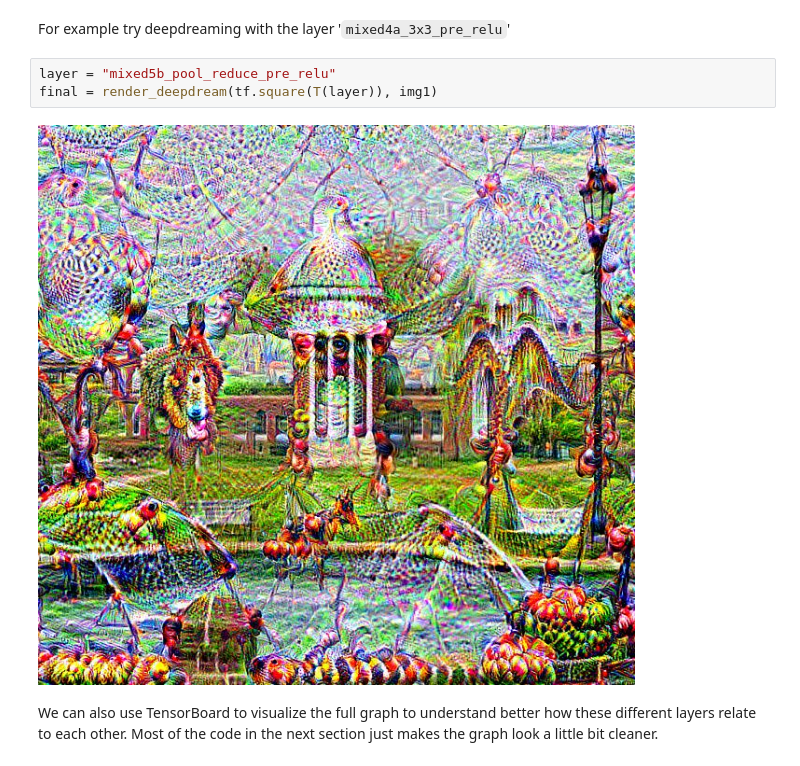
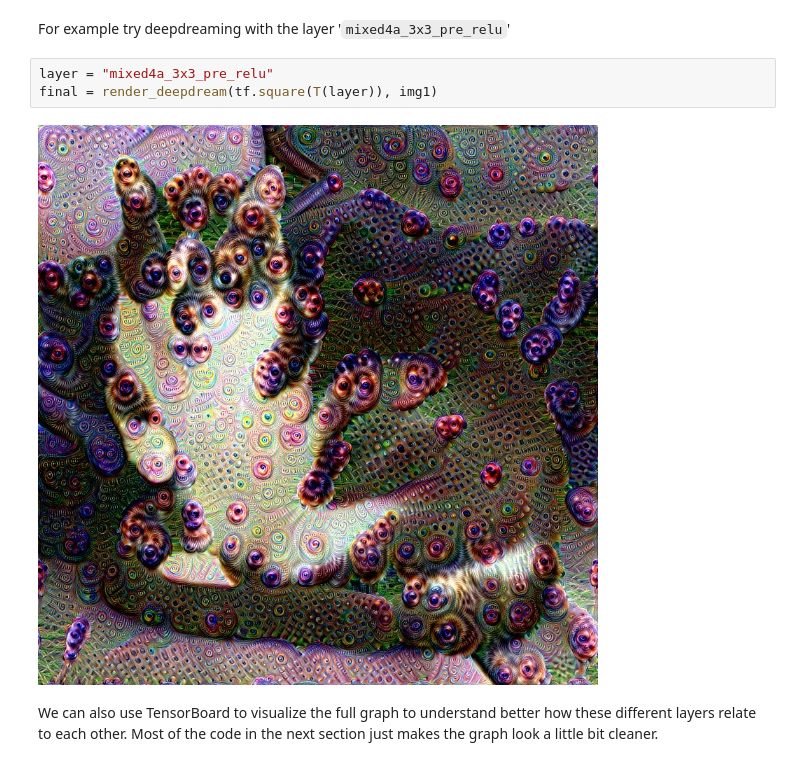
Before and after one commit to nkorzounUD/DSPS_NKorzoun, a Jupyter notebook: HW9/deepdream.ipynb, the cells around one changed output. Drawn from its saved outputs; the diff is of its cells as text.

```diff
--- a/HW9/deepdream.ipynb
+++ b/HW9/deepdream.ipynb
@@ -314,10 +366,10 @@ Layer: import/head1_bottleneck_pre_relu/conv
 # %% [markdown]
 For example try deepdreaming with the layer '`mixed4a_3x3_pre_relu`'
 # %%
-layer = "mixed5b_pool_reduce_pre_relu"
+layer = "mixed4a_3x3_pre_relu"
 final = render_deepdream(tf.square(T(layer)), img1)
 # %% [output]
-[figure, old version]
+[figure, new version]
 # %% [markdown]
 We can also use TensorBoard to visualize the full graph to understand better how these different layers relate to each other. Most of the code in the next section just makes the graph look a little bit cleaner.
 # %%
```
Also changed, not shown: parts of 23 cells of this notebook.
